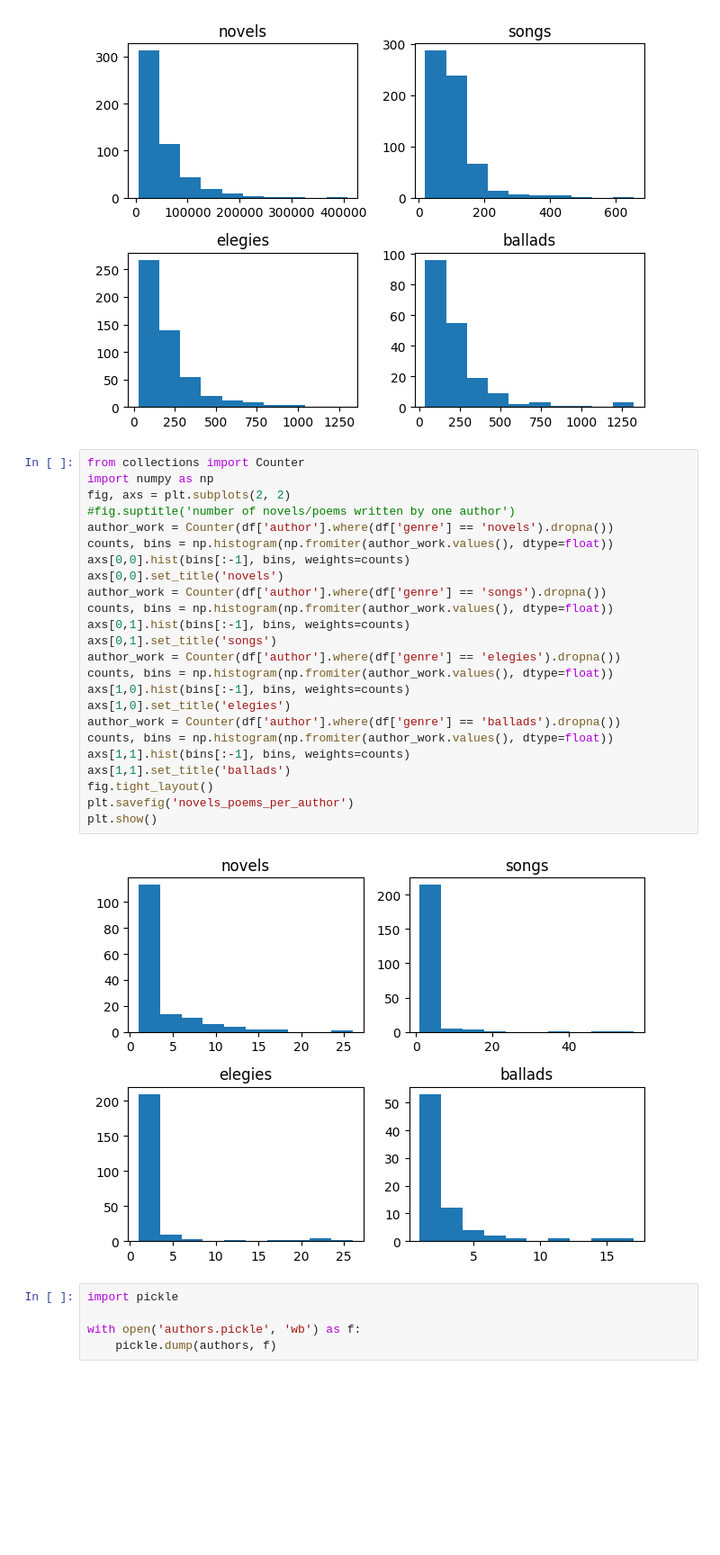
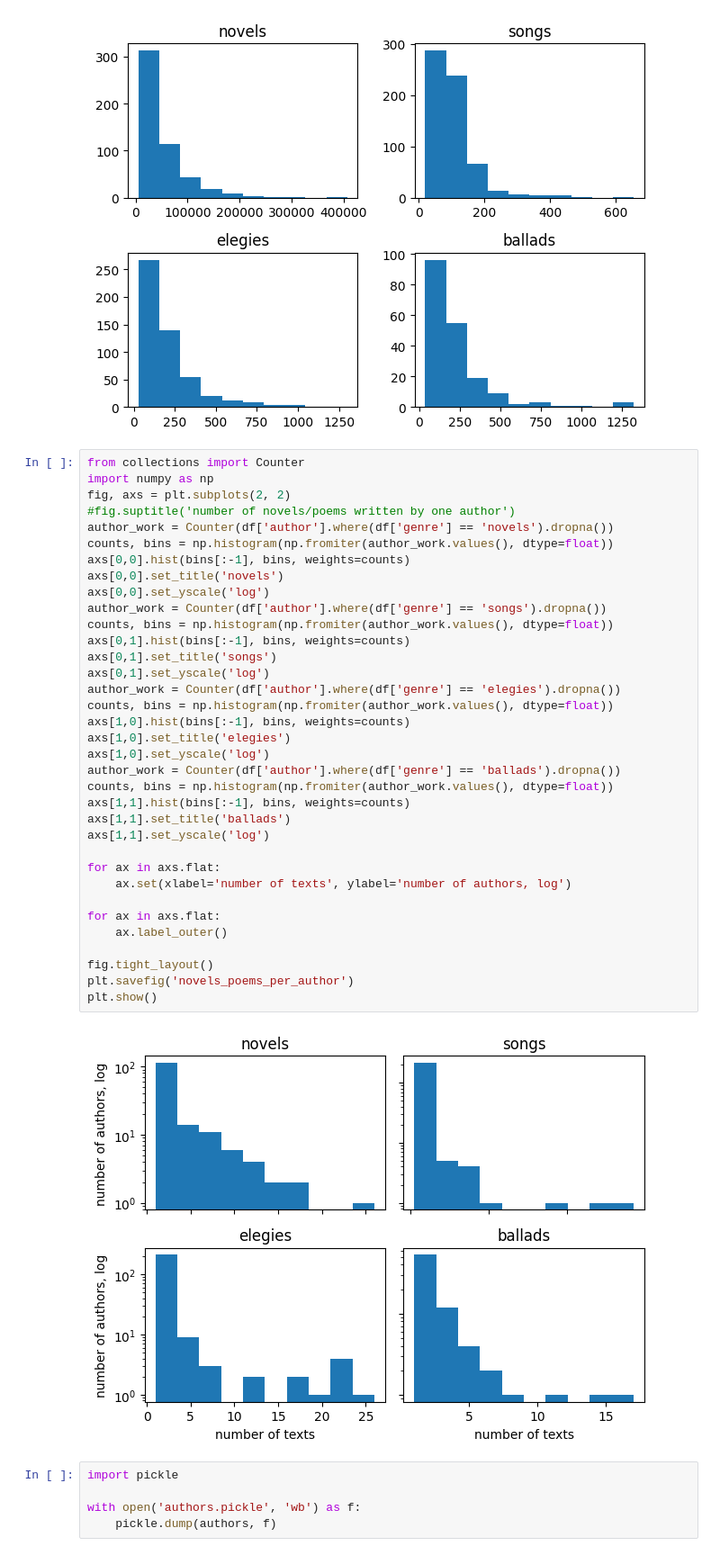
Before and after one commit to imusaeva99/literary_genre_identifier, a Jupyter notebook: notebooks/eda.ipynb, the cells around one changed output. Shown: that part at 90% size. Saved outputs shown, nothing was run; the diff lists cells and outputs as text; blank space fills up the shorter version.

```diff
--- a/notebooks/eda.ipynb
+++ b/notebooks/eda.ipynb
@@ -63,29 +63,40 @@ plt.show()
 # %%
 from collections import Counter
 import numpy as np
 fig, axs = plt.subplots(2, 2)
 #fig.suptitle('number of novels/poems written by one author')
 author_work = Counter(df['author'].where(df['genre'] == 'novels').dropna())
 counts, bins = np.histogram(np.fromiter(author_work.values(), dtype=float))
 axs[0,0].hist(bins[:-1], bins, weights=counts)
 axs[0,0].set_title('novels')
+axs[0,0].set_yscale('log')
 author_work = Counter(df['author'].where(df['genre'] == 'songs').dropna())
 counts, bins = np.histogram(np.fromiter(author_work.values(), dtype=float))
 axs[0,1].hist(bins[:-1], bins, weights=counts)
 axs[0,1].set_title('songs')
+axs[0,1].set_yscale('log')
 author_work = Counter(df['author'].where(df['genre'] == 'elegies').dropna())
 counts, bins = np.histogram(np.fromiter(author_work.values(), dtype=float))
 axs[1,0].hist(bins[:-1], bins, weights=counts)
 axs[1,0].set_title('elegies')
+axs[1,0].set_yscale('log')
 author_work = Counter(df['author'].where(df['genre'] == 'ballads').dropna())
 counts, bins = np.histogram(np.fromiter(author_work.values(), dtype=float))
 axs[1,1].hist(bins[:-1], bins, weights=counts)
 axs[1,1].set_title('ballads')
+axs[1,1].set_yscale('log')
+
+for ax in axs.flat:
+    ax.set(xlabel='number of texts', ylabel='number of authors, log')
+
+for ax in axs.flat:
+    ax.label_outer()
+
 fig.tight_layout()
 plt.savefig('novels_poems_per_author')
 plt.show()
 # %% [output]
-[figure, old version]
+[figure, new version]
 # %%
 import pickle
 
```
Also changed, not shown: 1 other file.
